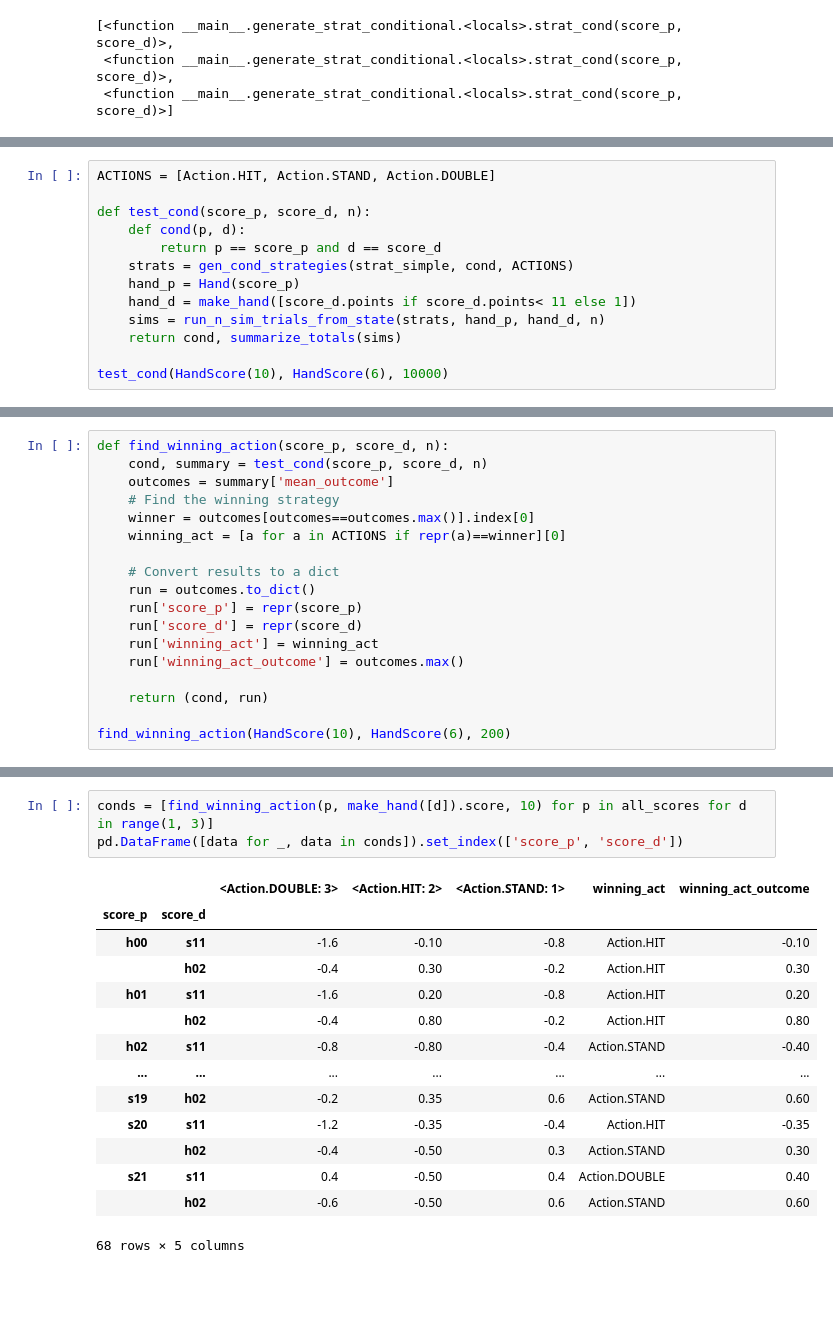
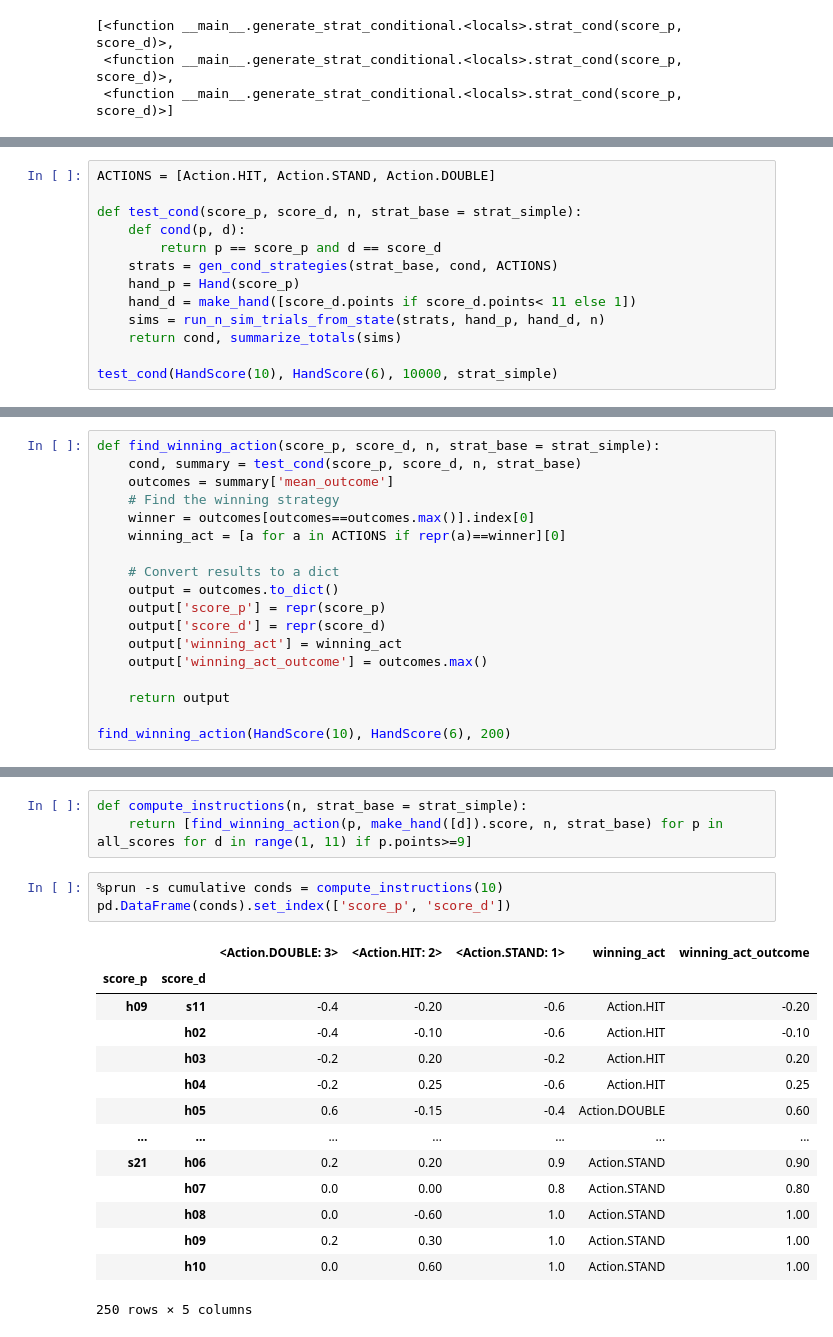
Before and after one commit to sdvinay/blackjack, a Jupyter notebook: Blackjack_sim.ipynb, the cells around one changed output, grey strips where cells are left out. Drawn from its saved outputs; the diff is of its cells as text; blank space fills up the shorter version.

Commit message:
Implement iterative strategy optimizer

```diff
--- a/Blackjack_sim.ipynb
+++ b/Blackjack_sim.ipynb
@@ -374,16 +346,16 @@ summarize_totals(sims)
 # %%
 ACTIONS = [Action.HIT, Action.STAND, Action.DOUBLE]
 
-def test_cond(score_p, score_d, n):
+def test_cond(score_p, score_d, n, strat_base = strat_simple):
     def cond(p, d):
         return p == score_p and d == score_d
-    strats = gen_cond_strategies(strat_simple, cond, ACTIONS)
+    strats = gen_cond_strategies(strat_base, cond, ACTIONS)
     hand_p = Hand(score_p)
     hand_d = make_hand([score_d.points if score_d.points< 11 else 1])
     sims = run_n_sim_trials_from_state(strats, hand_p, hand_d, n)
     return cond, summarize_totals(sims)
 
-test_cond(HandScore(10), HandScore(6), 10000)
+test_cond(HandScore(10), HandScore(6), 10000, strat_simple)
 # %% [output]
 (<function __main__.test_cond.<locals>.cond(p, d)>,
                       len                                   mean_outcome
@@ -415,19 +387,19 @@ test_cond(HandScore(21, True), HandScore(6), 200)
 # %%
-def find_winning_action(score_p, score_d, n):
-    cond, summary = test_cond(score_p, score_d, n)
+def find_winning_action(score_p, score_d, n, strat_base = strat_simple):
+    cond, summary = test_cond(score_p, score_d, n, strat_base)
     outcomes = summary['mean_outcome']
     # Find the winning strategy
     winner = outcomes[outcomes==outcomes.max()].index[0]
     winning_act = [a for a in ACTIONS if repr(a)==winner][0]
 
     # Convert results to a dict
-    run = outcomes.to_dict()
-    run['score_p'] = repr(score_p)
-    run['score_d'] = repr(score_d)
-    run['winning_act'] = winning_act
-    run['winning_act_outcome'] = outcomes.max()
+    output = outcomes.to_dict()
+    output['score_p'] = repr(score_p)
+    output['score_d'] = repr(score_d)
+    output['winning_act'] = winning_act
+    output['winning_act_outcome'] = outcomes.max()
 
-    return (cond, run)
+    return output
 
 find_winning_action(HandScore(10), HandScore(6), 200)
 # %% [output]
@@ -442,18 +423,21 @@ find_winning_action(HandScore(10), HandScore(6), 200)
+# %%
+def compute_instructions(n, strat_base = strat_simple):
+    return [find_winning_action(p, make_hand([d]).score, n, strat_base) for p in all_scores for d in range(1, 11) if p.points>=9]
 # %%
-conds = [find_winning_action(p, make_hand([d]).score, 10) for p in all_scores for d in range(1, 3)]
-pd.DataFrame([data for _, data in conds]).set_index(['score_p', 'score_d'])
+%prun -s cumulative conds = compute_instructions(10)
+pd.DataFrame(conds).set_index(['score_p', 'score_d'])
 # %% [output]
 |  |  | <Action.DOUBLE: 3> | <Action.HIT: 2> | <Action.STAND: 1> | winning_act | winning_act_outcome |
 | score_p | score_d |  |  |  |  |  |
-| h00 | s11 | -1.6 | -0.10 | -0.8 | Action.HIT | -0.10 |
-|  | h02 | -0.4 | 0.30 | -0.2 | Action.HIT | 0.30 |
-| h01 | s11 | -1.6 | 0.20 | -0.8 | Action.HIT | 0.20 |
-|  | h02 | -0.4 | 0.80 | -0.2 | Action.HIT | 0.80 |
-| h02 | s11 | -0.8 | -0.80 | -0.4 | Action.STAND | -0.40 |
+| h09 | s11 | -0.4 | -0.20 | -0.6 | Action.HIT | -0.20 |
+|  | h02 | -0.4 | -0.10 | -0.6 | Action.HIT | -0.10 |
+|  | h03 | -0.2 | 0.20 | -0.2 | Action.HIT | 0.20 |
+|  | h04 | -0.2 | 0.25 | -0.6 | Action.HIT | 0.25 |
+|  | h05 | 0.6 | -0.15 | -0.4 | Action.DOUBLE | 0.60 |
 | ... | ... | ... | ... | ... | ... | ... |
-| s19 | h02 | -0.2 | 0.35 | 0.6 | Action.STAND | 0.60 |
-| s20 | s11 | -1.2 | -0.35 | -0.4 | Action.HIT | -0.35 |
-|  | h02 | -0.4 | -0.50 | 0.3 | Action.STAND | 0.30 |
-| s21 | s11 | 0.4 | -0.50 | 0.4 | Action.DOUBLE | 0.40 |
-|  | h02 | -0.6 | -0.50 | 0.6 | Action.STAND | 0.60 |
+| s21 | h06 | 0.2 | 0.20 | 0.9 | Action.STAND | 0.90 |
+|  | h07 | 0.0 | 0.00 | 0.8 | Action.STAND | 0.80 |
+|  | h08 | 0.0 | -0.60 | 1.0 | Action.STAND | 1.00 |
+|  | h09 | 0.2 | 0.30 | 1.0 | Action.STAND | 1.00 |
+|  | h10 | 0.0 | 0.60 | 1.0 | Action.STAND | 1.00 |
-68 rows × 5 columns
+250 rows × 5 columns
```
Also changed, not shown: parts of 52 cells of this notebook.
